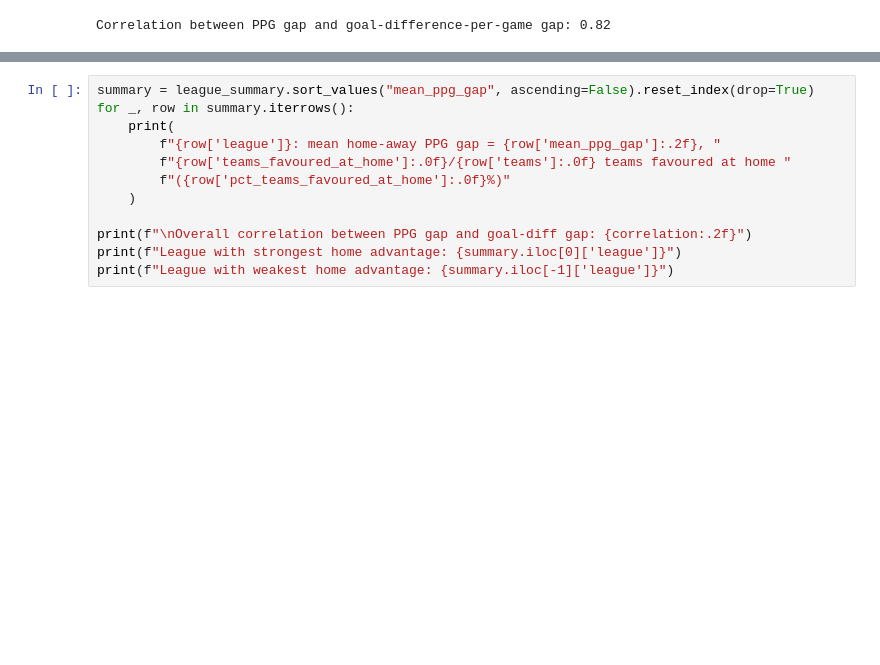
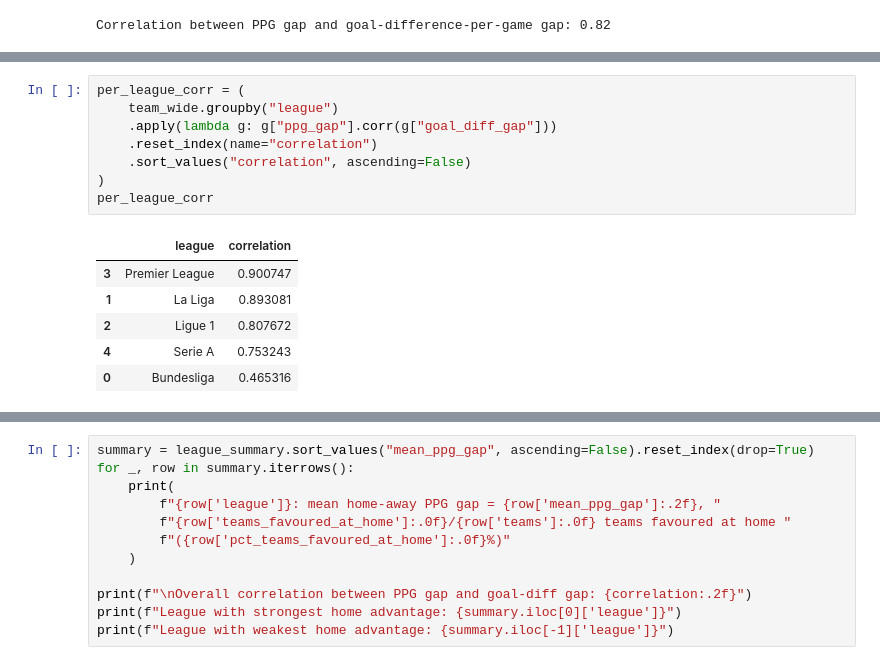
Before and after one commit to martinezmerino/me204-final-project, a Jupyter notebook: NB03-martinezmerino-Data-Analysis.ipynb, the cells around one changed output, grey strips where cells are left out. Saved outputs shown, nothing was run; the diff lists cells and outputs as text; blank space fills up the shorter version.

Commit message:
NB03: add deeper analysis, per-league nuance, sources and conclusions

```diff
--- a/NB03-martinezmerino-Data-Analysis.ipynb
+++ b/NB03-martinezmerino-Data-Analysis.ipynb
@@ -161,0 +212,15 @@ Correlation between PPG gap and goal-difference-per-game gap: 0.82
+# %%
+per_league_corr = (
+    team_wide.groupby("league")
+    .apply(lambda g: g["ppg_gap"].corr(g["goal_diff_gap"]))
+    .reset_index(name="correlation")
+    .sort_values("correlation", ascending=False)
+)
+per_league_corr
+# %% [output]
+|  | league | correlation |
+| 3 | Premier League | 0.900747 |
+| 1 | La Liga | 0.893081 |
+| 2 | Ligue 1 | 0.807672 |
+| 4 | Serie A | 0.753243 |
+| 0 | Bundesliga | 0.465316 |
```
Also changed, not shown: parts of 15 cells of this notebook.
